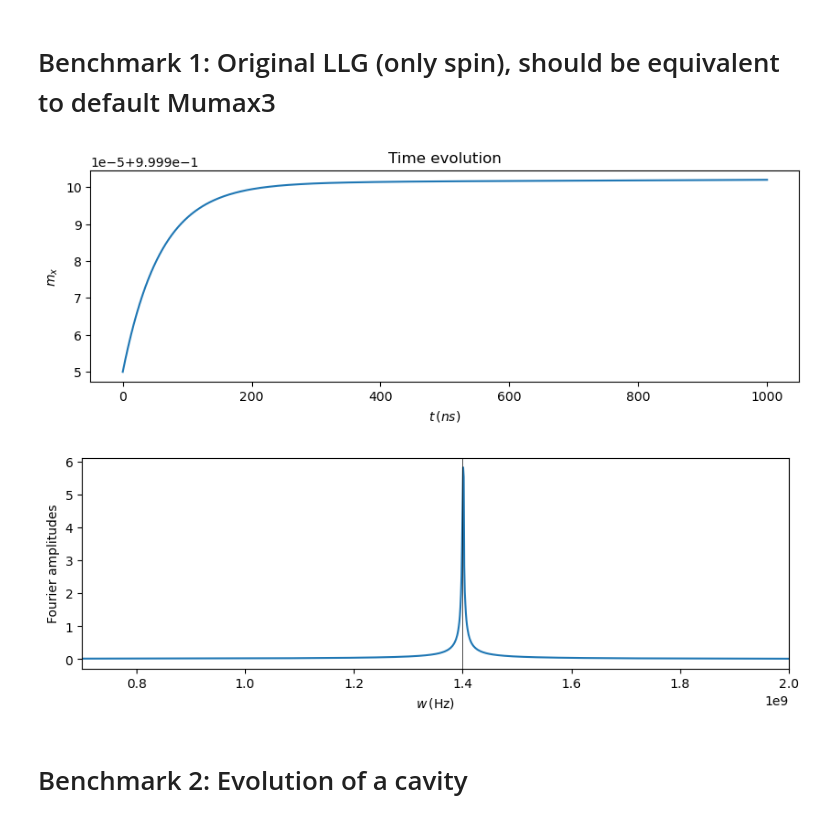
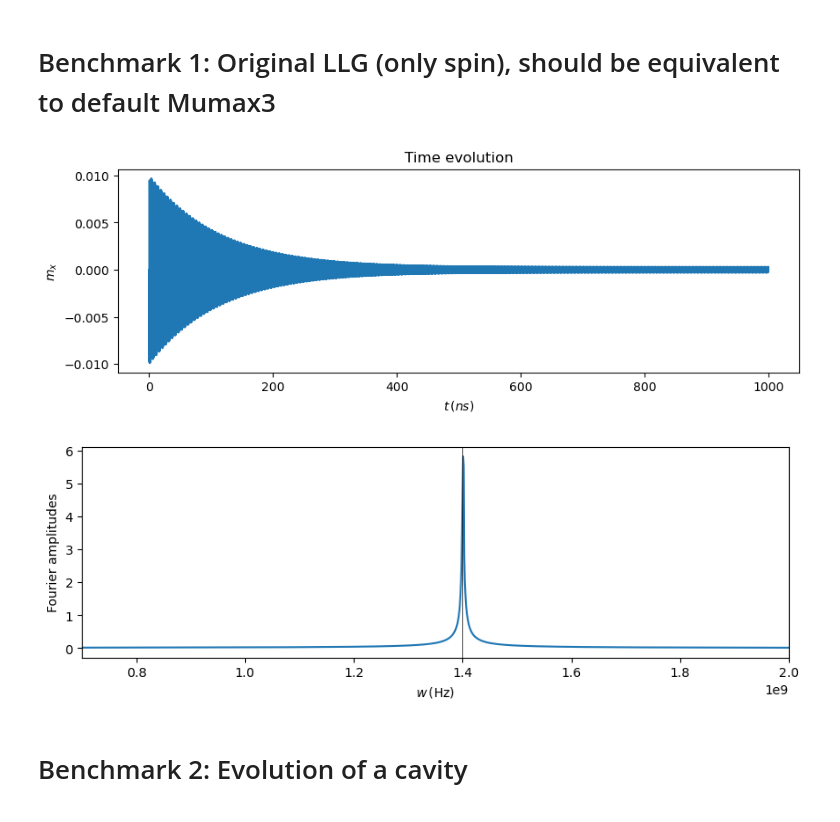
Before and after one commit to chuan97/magnetic-qed, a Jupyter notebook: modifiedLLG.ipynb, the cells around one changed output. Drawn from its saved outputs; the diff is of its cells as text; code cells hidden in the pictures.

```diff
--- a/modifiedLLG.ipynb
+++ b/modifiedLLG.ipynb
@@ -34,14 +34,14 @@ def polaritons_local(wz, wc, lam):
         raise ValueError('This function only works in the paramagnetic phase.')
 
 def LLG(t, m, Beff, gammaLL, alpha):
-    return gammaLL * (np.cross(m, Beff) + alpha*np.cross(m, np.cross(m, Beff))) / (1 + alpha**2)
+    return -gammaLL * (np.cross(m, Beff) + alpha*np.cross(m, np.cross(m, Beff))) / (1 + alpha**2)
 
 def LLG_memory_OUTDATED(t, m, Bext, Brms, wc, N, dt, gammaLL, alpha):
     LLG_memory.S += np.sin(wc * t) * np.dot(Brms, m) * dt
     LLG_memory.C += np.cos(wc * t) * np.dot(Brms, m) * dt
     G = -gammaLL*N / (2 * np.pi) * (np.cos(wc * t)*LLG_memory.S - np.sin(wc * t)*LLG_memory.C)
     Beff = Bext + Brms*G
-    return gammaLL * (np.cross(m, Beff) + alpha*np.cross(m, np.cross(m, Beff))) / (1 + alpha**2)
+    return -gammaLL * (np.cross(m, Beff) + alpha*np.cross(m, np.cross(m, Beff))) / (1 + alpha**2)
 
 def LLG_memory(t, m, Bext, Brms, wc, N, gammaLL, alpha):
     dt = t - LLG_memory.last_t
@@ -50,7 +50,7 @@ def LLG_memory(t, m, Bext, Brms, wc, N, gammaLL, alpha):
     G = -gammaLL*N * (np.cos(wc * t)*LLG_memory.S - np.sin(wc * t)*LLG_memory.C) # /(2 * np.pi)
     Beff = Bext + Brms*G
     LLG_memory.last_t = t
-    return gammaLL * (np.cross(m, Beff) + alpha*np.cross(m, np.cross(m, Beff))) / (1 + alpha**2)
+    return -gammaLL * (np.cross(m, Beff) + alpha*np.cross(m, np.cross(m, Beff))) / (1 + alpha**2)
 
 def LLG_memory_cavdis(t, m, Bext, Brms, wc, kappa, N, gammaLL, alpha):
     dt = t - LLG_memory.last_t
@@ -59,14 +59,14 @@ def LLG_memory_cavdis(t, m, Bext, Brms, wc, kappa, N, gammaLL, alpha):
     G = -gammaLL*N * np.exp(-kappa * t) * (np.cos(wc * t)*LLG_memory.S - np.sin(wc * t)*LLG_memory.C) # /(2 * np.pi)
     Beff = Bext + Brms*G
     LLG_memory.last_t = t
-    return gammaLL * (np.cross(m, Beff) + alpha*np.cross(m, np.cross(m, Beff))) / (1 + alpha**2)
+    return -gammaLL * (np.cross(m, Beff) + alpha*np.cross(m, np.cross(m, Beff))) / (1 + alpha**2)
 
 def LLG_explicit_real(t, mxp, Bext, Brms, wc, kappa, N, gammaLL, alpha):
     m = mxp[:-2]
     xp = mxp[-2:]
 
     Beff = Bext + Brms*xp[0]
-    dm = gammaLL * (np.cross(m, Beff) + alpha*np.cross(m, np.cross(m, Beff))) / (1 + alpha**2)
+    dm = -gammaLL * (np.cross(m, Beff) + alpha*np.cross(m, np.cross(m, Beff))) / (1 + alpha**2)
 
     M = np.array([[-kappa, -wc],
                  [wc, -kappa]])
@@ -88,7 +88,7 @@ def LLG_explicit_local(t, mxp, wz, lam, wc, kappa, N, eta1, eta2):
     Bext = np.array([0, 0, wz])
     Brms = np.array([2 * lam / np.sqrt(N), 0, 0])
     Beff = Bext + Brms*xp[0]
-    dm = np.cross(m, Beff) - m*np.array([eta1, eta1, eta2])
+    dm = -np.cross(m, Beff) - m*np.array([eta1, eta1, eta2])
     dm[2] += eta2
 
     M = np.array([[-kappa, -wc],
@@ -104,7 +104,7 @@ def LLG_explicit_local_super(t, mxp, wz, lam, wc, kappa, N, eta1, eta2):
     Bext = np.array([0, 0, wz])
     Brms = np.array([2 * lam / np.sqrt(N), 0, 0])
     Beff = Bext + Brms*xp[0]
-    dm = np.cross(m, Beff) - m*np.array([eta1, eta1, eta2])
+    dm = -np.cross(m, Beff) - m*np.array([eta1, eta1, eta2])
     dm[0] += eta1
 
     M = np.array([[-kappa, -wc],
@@ -117,31 +117,32 @@ def LLG_explicit_local_super(t, mxp, wz, lam, wc, kappa, N, eta1, eta2):
 # %%
 plt.rcParams['figure.figsize'] = (10, 3)
 
 N = 100
 tmax = 1000e-9
 alpha = 1e-3
 my0 = 0.01
 m0 = np.array([0, my0, np.sqrt(1 - my0**2)])
 gammaLL = 28e9 * 2*np.pi
 wz = 1.4e9
 Beff = np.array([0, 0, 2*np.pi*wz/gammaLL])
 t_eval = np.linspace(0, tmax, 10000)
-sol = solve_ivp(LLG, (0, tmax), m0, args=(Beff, -gammaLL, alpha), t_eval=t_eval)
+sol = solve_ivp(LLG, (0, tmax), m0, args=(Beff, gammaLL, alpha), t_eval=t_eval)
 ws = fftfreq(len(sol.t), sol.t[1] - sol.t[0])
 amps = np.abs(fft(sol.y[0]))
-plt.plot(sol.t * 1e9, sol.y[2])
+
+plt.plot(sol.t * 1e9, sol.y[0])
 plt.ylabel(r'$m_x$')
 plt.xlabel(r'$t \, (ns)$')
 plt.title('Time evolution')
 plt.show()
 plt.plot(ws[:len(ws)//2], amps[:len(ws)//2])
 plt.xlim(0.7e9, 2e9)
 plt.ylabel('Fourier amplitudes')
 plt.xlabel(r'$w \, ({\rm Hz})$')
 plt.axvline(1.4e9, c='k', lw=0.5)
 plt.show()
 # %% [output]
-[figure, old version]
+[figure, new version]
 [figure]
 # %% [markdown]
 # Benchmark 2: Evolution of a cavity
```
Also changed, not shown: parts of 8 cells of this notebook.
